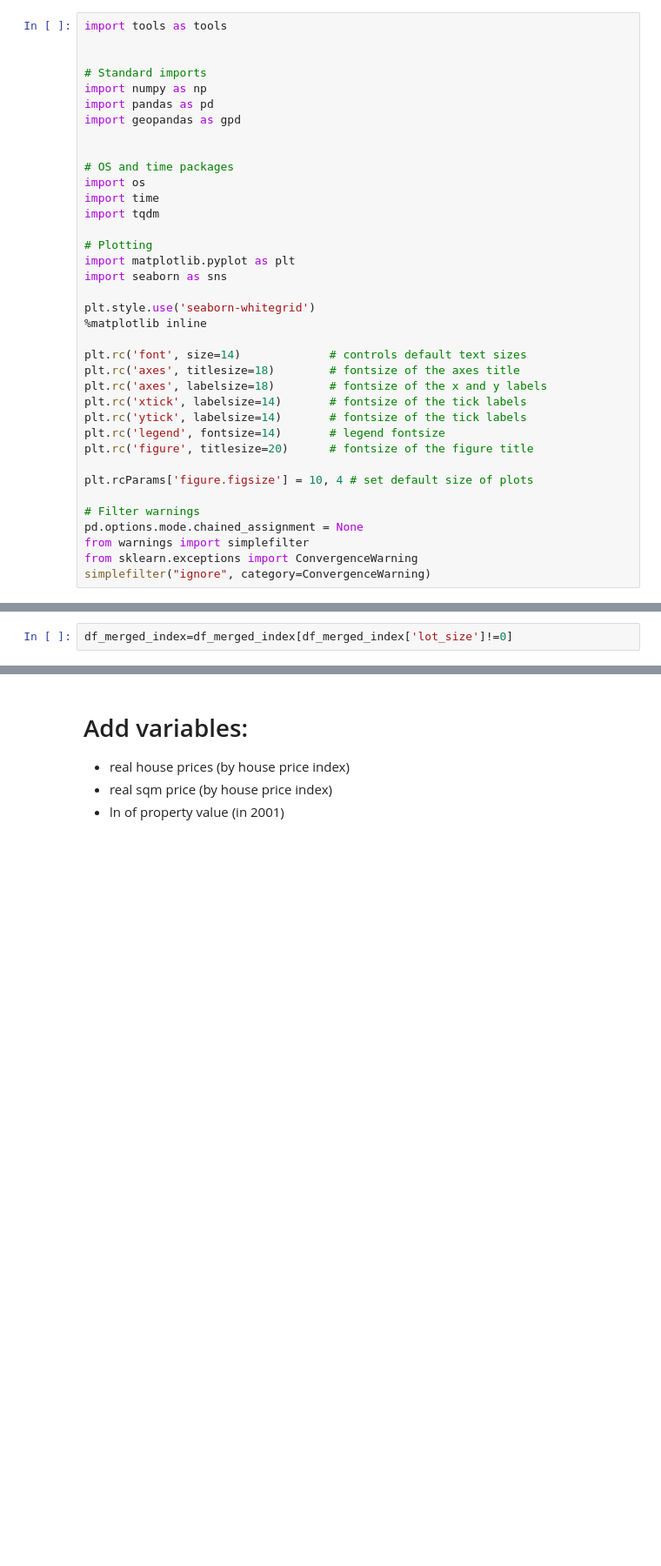
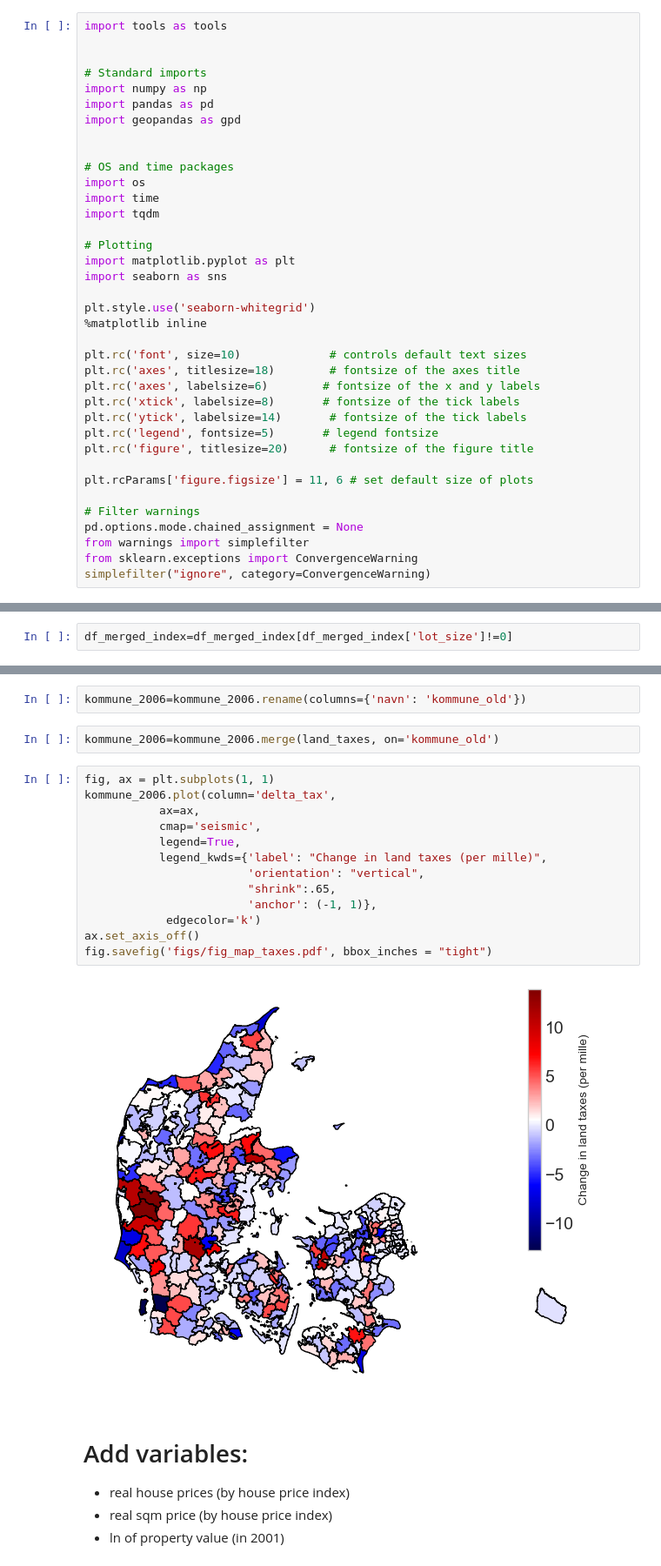
Before and after one commit to jorgenhost/No_taxation_without_capitalization, a Jupyter notebook: main.ipynb, the cells around one changed output, grey strips where cells are left out. Shown at 87% size. Cells and saved outputs as stored; diff of their text form; blank space fills up the shorter version.

```diff
--- a/main.ipynb
+++ b/main.ipynb
@@ -20,15 +20,15 @@ import seaborn as sns
 plt.style.use('seaborn-whitegrid')
 %matplotlib inline
 
-plt.rc('font', size=14)             # controls default text sizes
+plt.rc('font', size=10)             # controls default text sizes
 plt.rc('axes', titlesize=18)        # fontsize of the axes title
-plt.rc('axes', labelsize=18)        # fontsize of the x and y labels
-plt.rc('xtick', labelsize=14)       # fontsize of the tick labels
+plt.rc('axes', labelsize=6)        # fontsize of the x and y labels
+plt.rc('xtick', labelsize=8)       # fontsize of the tick labels
 plt.rc('ytick', labelsize=14)       # fontsize of the tick labels
-plt.rc('legend', fontsize=14)       # legend fontsize
+plt.rc('legend', fontsize=5)       # legend fontsize
 plt.rc('figure', titlesize=20)      # fontsize of the figure title
 
-plt.rcParams['figure.figsize'] = 10, 4 # set default size of plots
+plt.rcParams['figure.figsize'] = 11, 6 # set default size of plots
 
 # Filter warnings
 pd.options.mode.chained_assignment = None
@@ -246,3 +241,22 @@ df_merged_index=df_merged_index[df_merged_index['lot_size']!=0]
+# %%
+kommune_2006=kommune_2006.rename(columns={'navn': 'kommune_old'})
+# %%
+kommune_2006=kommune_2006.merge(land_taxes, on='kommune_old')
+# %%
+fig, ax = plt.subplots(1, 1)
+kommune_2006.plot(column='delta_tax',
+           ax=ax,
+           cmap='seismic',
+           legend=True,
+           legend_kwds={'label': "Change in land taxes (per mille)",
+                        'orientation': "vertical",
+                        "shrink":.65,
+                        'anchor': (-1, 1)},
+            edgecolor='k')
+ax.set_axis_off()
+fig.savefig('figs/fig_map_taxes.pdf', bbox_inches = "tight")
+# %% [output]
+[figure, added]
 # %% [markdown]
 # Add variables:
 - real house prices (by house price index)
```
Also changed, not shown: parts of 2 cells of this notebook, 1 other file.
